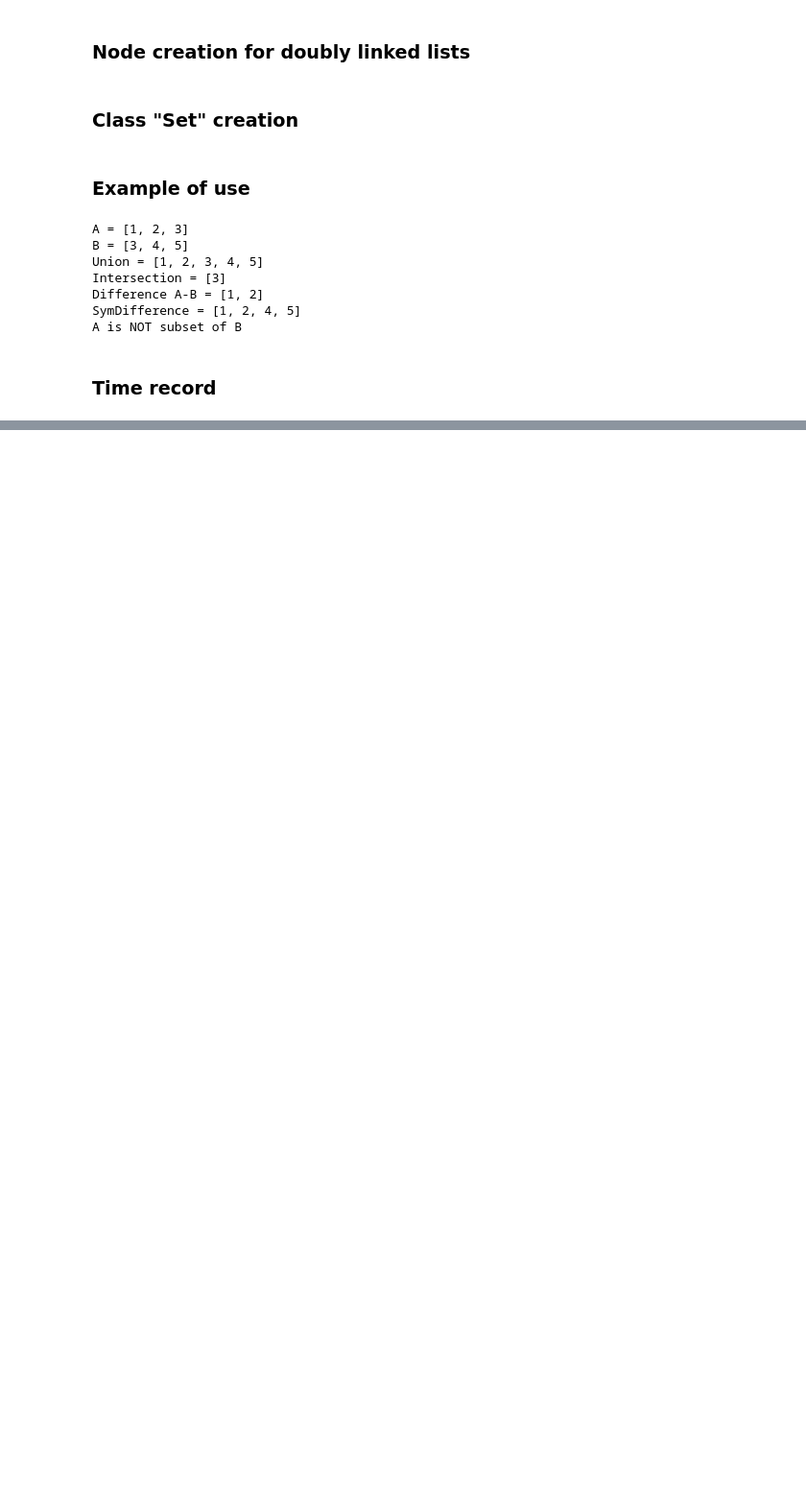
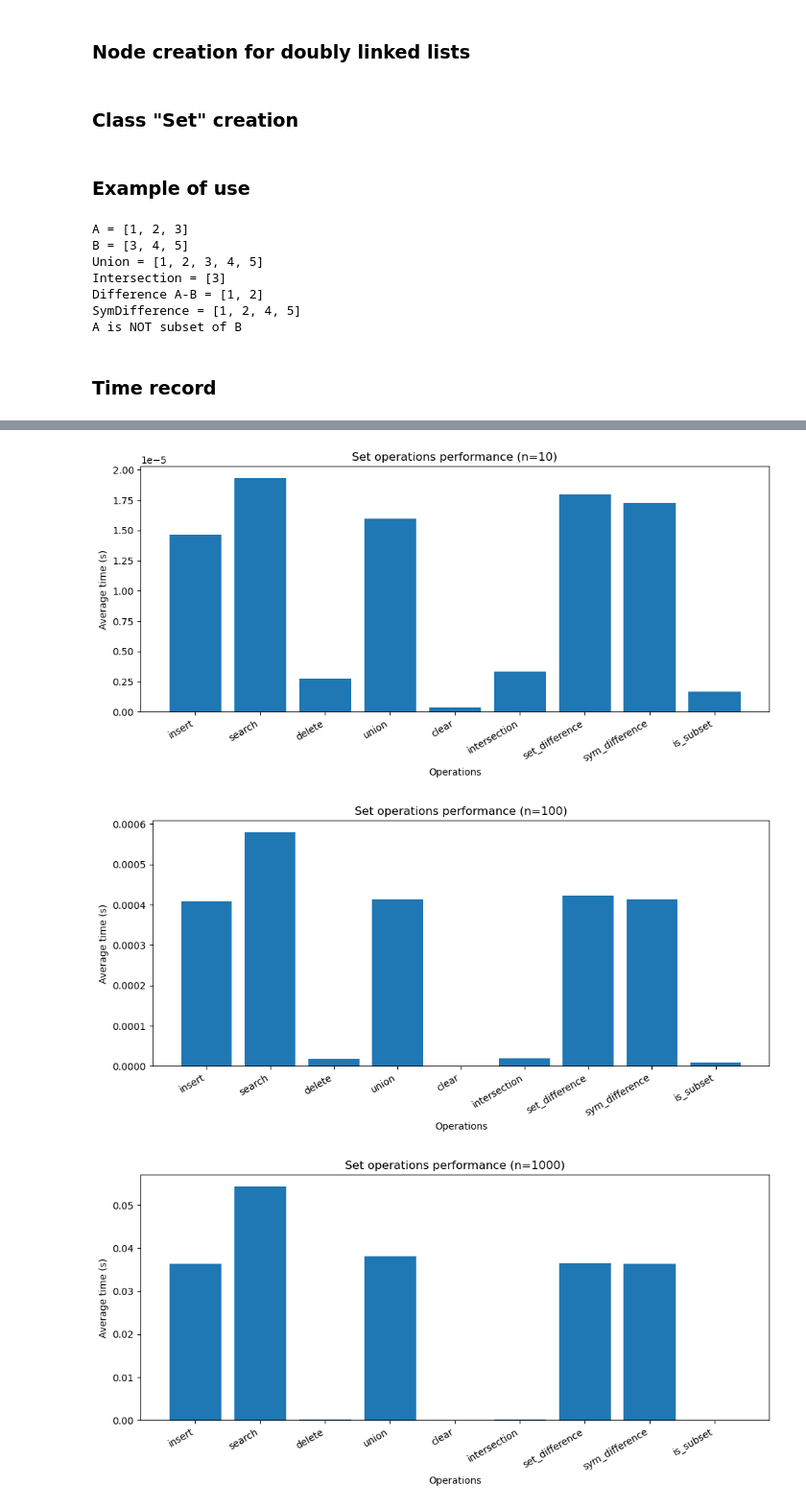
Before and after one commit to stellafff25/AppliedAlgorithms, a Jupyter notebook: Lab1/Lab1.ipynb, the cells around one changed output, grey strips where cells are left out. Shown at 96% size. Drawn from its saved outputs; the diff is of its cells as text; code cells hidden in the pictures; blank space fills up the shorter version.

```diff
--- a/Lab1/Lab1.ipynb
+++ b/Lab1/Lab1.ipynb
@@ -218,2 +241,15 @@ def measure_time():
 # %%
-sizes, results = measure_time()
+sizes = [10, 100, 1000]
+operations = [
+    "insert",
+    "search",
+    "delete",
+    "union",
+    "clear",
+    "intersection",
+    "set_difference",
+    "sym_difference",
+    "is_subset",
+]
+
+results = measure_time(operations, sizes)
@@ -292,0 +275,6 @@ A = [0, 1, 2, 3, 4, 5, 6, 7, 8, 9, 10, 11, 12, 13, 14, 15, 16, 17, 18, 19, 20, 2
+# %%
+plot_results(sizes, results)
+# %% [output]
+[figure, added]
+[figure, added]
+[figure, added]
```
Also changed, not shown: parts of 6 cells of this notebook.
